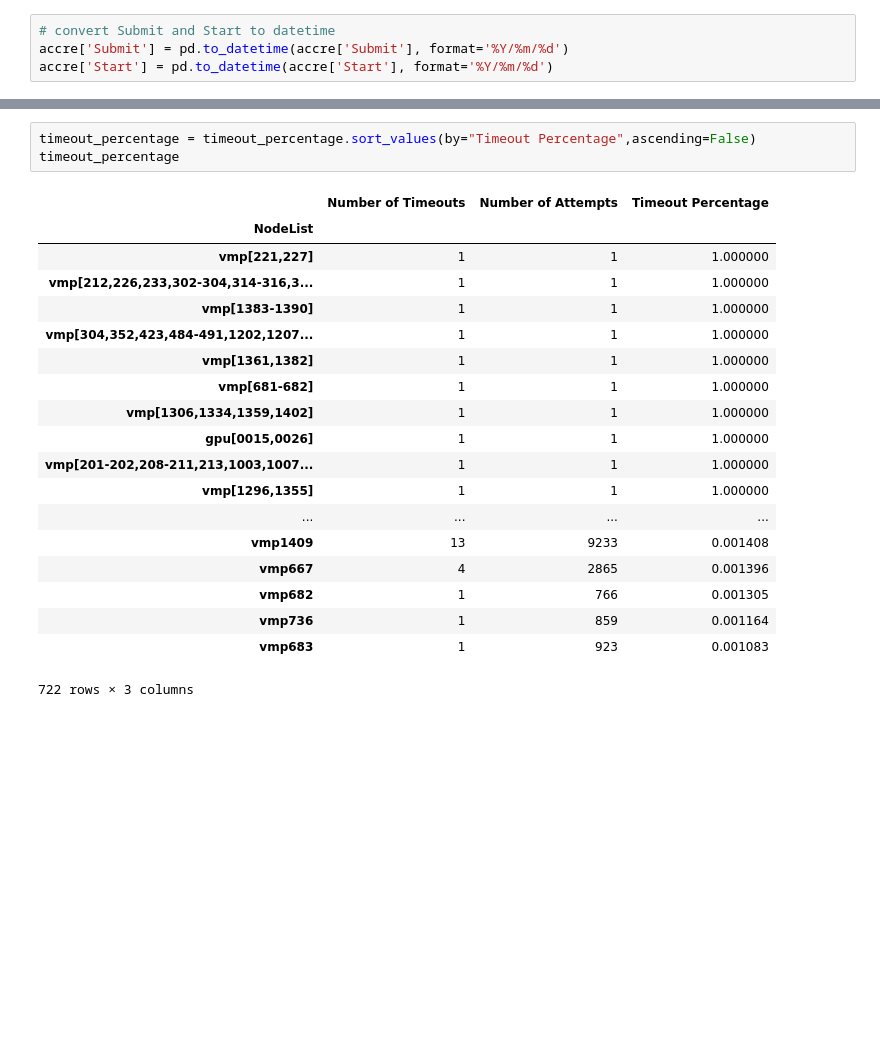
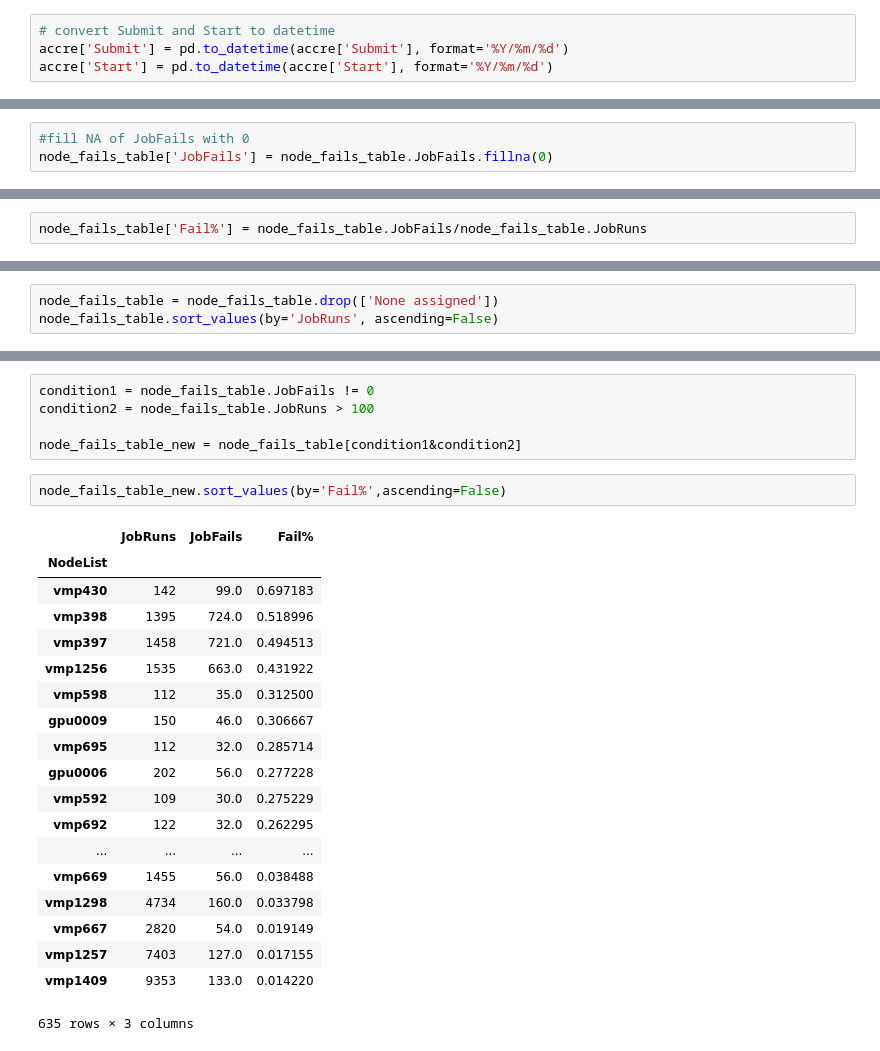
Before and after one commit to alexetalbott/data-question-2-accre-alex, a Jupyter notebook: accre_production.ipynb, the cells around one changed output, grey strips where cells are left out. Cells and saved outputs as stored; diff of their text form; blank space fills up the shorter version.

Commit message:
create table calculating nodes with over 100 job runs sorted by fail rate

```diff
--- a/accre_production.ipynb
+++ b/accre_production.ipynb
@@ -152,0 +298,3 @@ node_timeout_totals = node_timeout_totals.rename({"JobID":"Number of Timeouts"},
+# %%
+#fill NA of JobFails with 0
+node_fails_table['JobFails'] = node_fails_table.JobFails.fillna(0)
@@ -153 +321,3 @@ node_timeout_totals = node_timeout_totals.rename({"JobID":"Number of Timeouts"},
+# %%
+node_fails_table['Fail%'] = node_fails_table.JobFails/node_fails_table.JobRuns
 # %%
@@ -200,0 +345,3 @@ timeout_percentage['Timeout Percentage'] = timeout_percentage['Number of Timeout
+# %%
+node_fails_table = node_fails_table.drop(['None assigned'])
+node_fails_table.sort_values(by='JobRuns', ascending=False)
@@ -201,23 +368,27 @@ timeout_percentage['Timeout Percentage'] = timeout_percentage['Number of Timeout
+# %%
+condition1 = node_fails_table.JobFails != 0
+condition2 = node_fails_table.JobRuns > 100
+
+node_fails_table_new = node_fails_table[condition1&condition2]
 # %%
-timeout_percentage = timeout_percentage.sort_values(by="Timeout Percentage",ascending=False)
-timeout_percentage
+node_fails_table_new.sort_values(by='Fail%',ascending=False)
 # %% [output]
-|  | Number of Timeouts | Number of Attempts | Timeout Percentage |
+|  | JobRuns | JobFails | Fail% |
 | NodeList |  |  |  |
-| vmp[221,227] | 1 | 1 | 1.000000 |
-| vmp[212,226,233,302-304,314-316,3... | 1 | 1 | 1.000000 |
-| vmp[1383-1390] | 1 | 1 | 1.000000 |
-| vmp[304,352,423,484-491,1202,1207... | 1 | 1 | 1.000000 |
-| vmp[1361,1382] | 1 | 1 | 1.000000 |
-| vmp[681-682] | 1 | 1 | 1.000000 |
-| vmp[1306,1334,1359,1402] | 1 | 1 | 1.000000 |
-| gpu[0015,0026] | 1 | 1 | 1.000000 |
-| vmp[201-202,208-211,213,1003,1007... | 1 | 1 | 1.000000 |
-| vmp[1296,1355] | 1 | 1 | 1.000000 |
+| vmp430 | 142 | 99.0 | 0.697183 |
+| vmp398 | 1395 | 724.0 | 0.518996 |
+| vmp397 | 1458 | 721.0 | 0.494513 |
+| vmp1256 | 1535 | 663.0 | 0.431922 |
+| vmp598 | 112 | 35.0 | 0.312500 |
+| gpu0009 | 150 | 46.0 | 0.306667 |
+| vmp695 | 112 | 32.0 | 0.285714 |
+| gpu0006 | 202 | 56.0 | 0.277228 |
+| vmp592 | 109 | 30.0 | 0.275229 |
+| vmp692 | 122 | 32.0 | 0.262295 |
 | ... | ... | ... | ... |
-| vmp1409 | 13 | 9233 | 0.001408 |
-| vmp667 | 4 | 2865 | 0.001396 |
-| vmp682 | 1 | 766 | 0.001305 |
-| vmp736 | 1 | 859 | 0.001164 |
-| vmp683 | 1 | 923 | 0.001083 |
+| vmp669 | 1455 | 56.0 | 0.038488 |
+| vmp1298 | 4734 | 160.0 | 0.033798 |
+| vmp667 | 2820 | 54.0 | 0.019149 |
+| vmp1257 | 7403 | 127.0 | 0.017155 |
+| vmp1409 | 9353 | 133.0 | 0.014220 |
-722 rows × 3 columns
+635 rows × 3 columns
```
Also changed, not shown: parts of 36 cells of this notebook.
